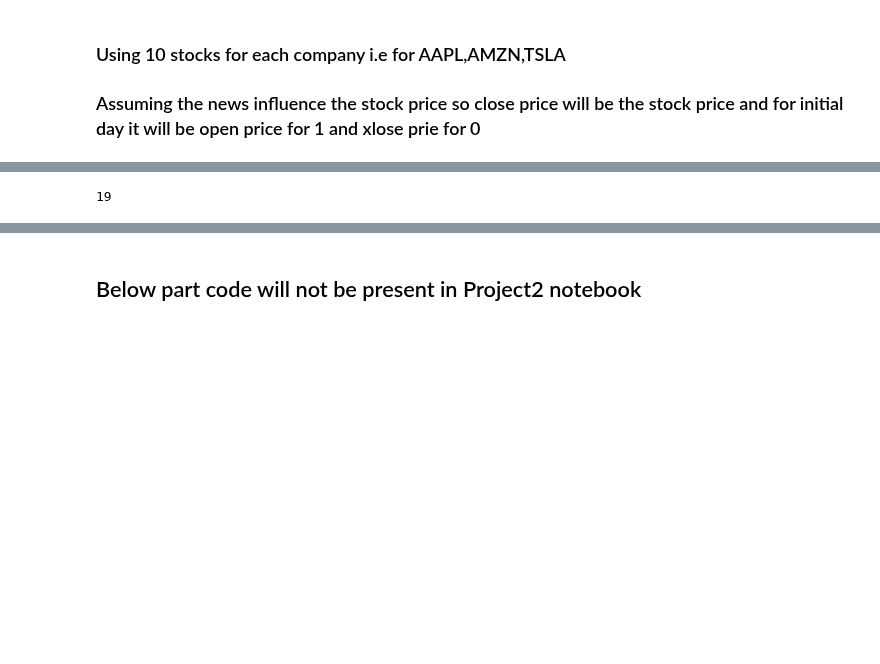
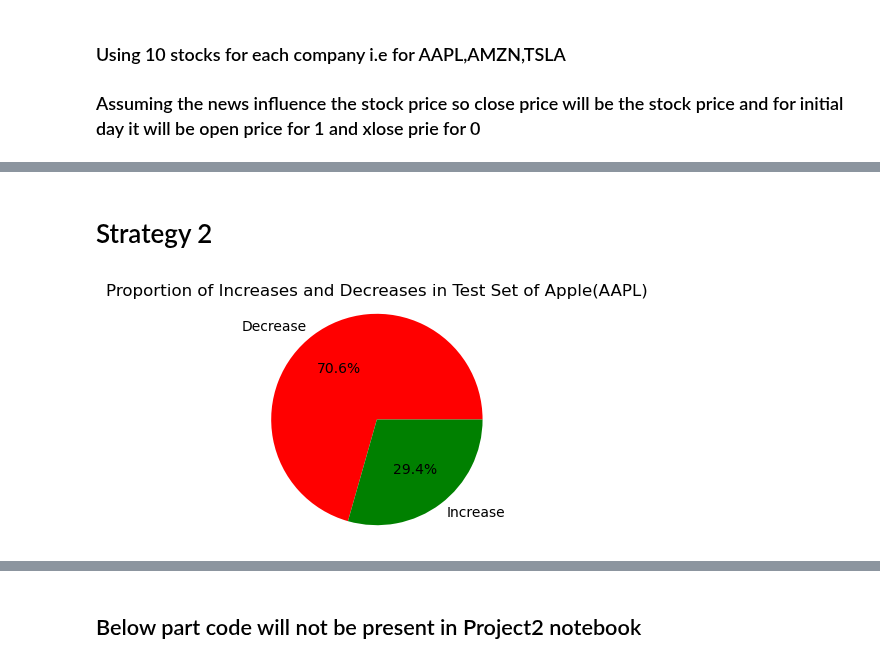
Before and after one commit to 37nomad/Stock-Sentiment-Analysis-Using-Machine-Learning, a Jupyter notebook: Finance_Project/Project2 - Copy.ipynb, the cells around one changed output, grey strips where cells are left out. Saved outputs shown, nothing was run; the diff lists cells and outputs as text; code cells hidden in the pictures; blank space fills up the shorter version.

Commit message:
got-strategy-1

```diff
--- a/Finance_Project/Project2 - Copy.ipynb
+++ b/Finance_Project/Project2 - Copy.ipynb
@@ -519,9 +548,11 @@ def document_to_vector(document,model):
+# %%
+pre_trained_word2vec=pd.read_pickle('pre_trained_word2vec.pkl')
 # %%
 # with open('pre_trained_word2vec.pkl', 'wb') as file:
 #     pickle.dump(pre_trained_word2vec, file)
 # %%
-with open('pre_trained_word2vec.pkl', 'rb') as file:
-    pre_trained_word2vec = pickle.load(file)
+# with open('pre_trained_word2vec.pkl', 'rb') as file:
+#     pre_trained_word2vec = pickle.load(file)
 # %%
 # pre_trained_word2vec.to_csv("pre_trained_word2vec.csv")
 # %%
@@ -652,8 +685,13 @@ pipeline = Pipeline([('clf',model)])
 # %%
+# param_grid = {
+#     'clf__C': [1, 2, 3],
+#     'clf__kernel': ['linear', 'poly', 'rbf', 'sigmoid'],
+#     'clf__max_iter': [-1,10,100,]
+# }
 param_grid = {
-    'clf__C': [1, 2, 3],
-    'clf__kernel': ['linear', 'poly', 'rbf', 'sigmoid'],
-    'clf__max_iter': [-1,10,100,]
+    'clf__C':[1],
+    'clf__kernel':['linear'],
+    'clf__max_iter':[-1]
 }
 # %%
 grid_search=GridSearchCV(estimator=pipeline,verbose=4,param_grid=param_grid,cv=5,scoring='accuracy',n_jobs=-1)
@@ -846,7 +883,8 @@ port_df.head()
 | 1698 | 2024-04-05 | 169.589996 | 170.389999 | 168.949997 | 169.580002 | 169.350296 | 42055200.0 | 1 | 1.0 | 2 magnificent seven stock spotlig... | ... |
 | 1699 | 2024-04-05 | 182.380005 | 186.270004 | 181.970001 | 185.070007 | 185.070007 | 42335200.0 | 1 | 2.0 | amazon stock 2030 3 reason amazon... | ... |
 # %%
-port_df.sort_values(by=['Company','Date'])
+port_df=port_df.sort_values(by=['Company','Date'])
+port_df
 # %% [output]
 |  | Date | Open | High | Low | Close | Adj Close | Volume | Label | Company | clean_title | ... |
 | 1696 | 2024-04-04 | 170.289993 | 171.919998 | 168.820007 | 168.820007 | 168.591339 | 53704400.0 | 0 | 1.0 | uk japan india emerge apple third... | ... |
@@ -871 +966,3 @@ port_df.sort_values(by=['Company','Date'])
+# %% [markdown]
+# Strategy 2
 # %%
@@ -873,4 +969,0 @@ port_df.sort_values(by=['Company','Date'])
-# %%
-port_df['pred_Label'].sum()
-# %% [output]
-19
@@ -878,0 +970,10 @@ port_df['pred_Label'].sum()
+# %%
+counts = port_df.iloc[:17,[10]].value_counts()
+labels = ['Decrease', 'Increase']
+plt.figure(figsize=(3, 3))
+plt.pie(counts, labels=labels, autopct='%1.1f%%',  colors=['red', 'green'])
+plt.title('Proportion of Increases and Decreases in Test Set of Apple(AAPL)')
+plt.axis('equal')
+plt.show()
+# %% [output]
+[figure, added]
```
Also changed, not shown: parts of 40 cells of this notebook, 2 other files.
